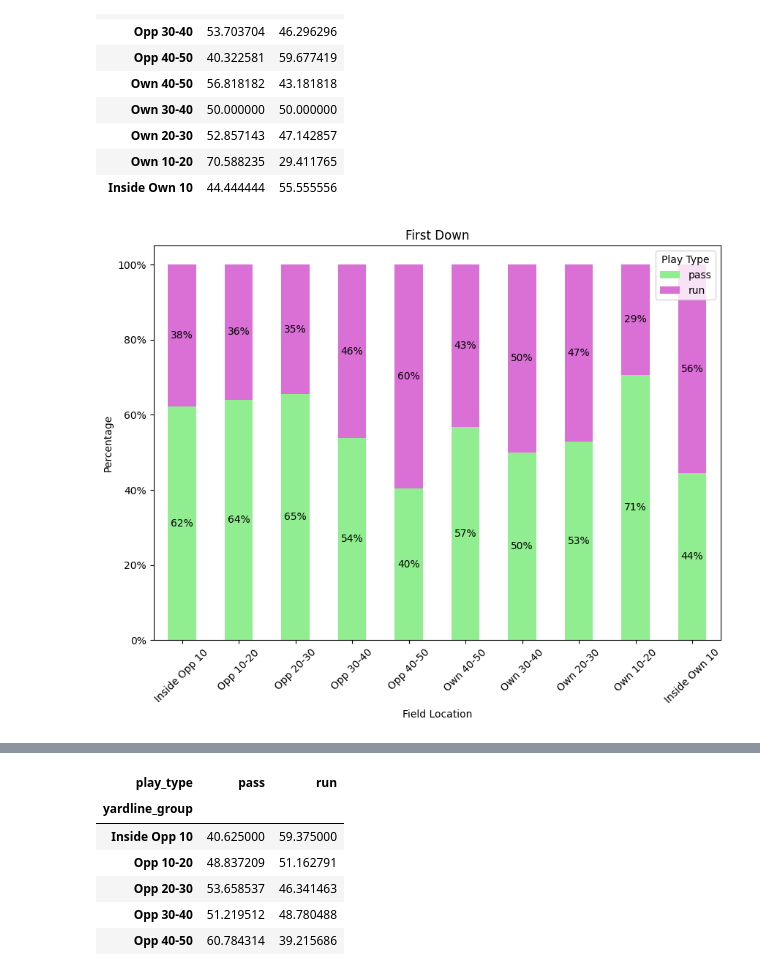
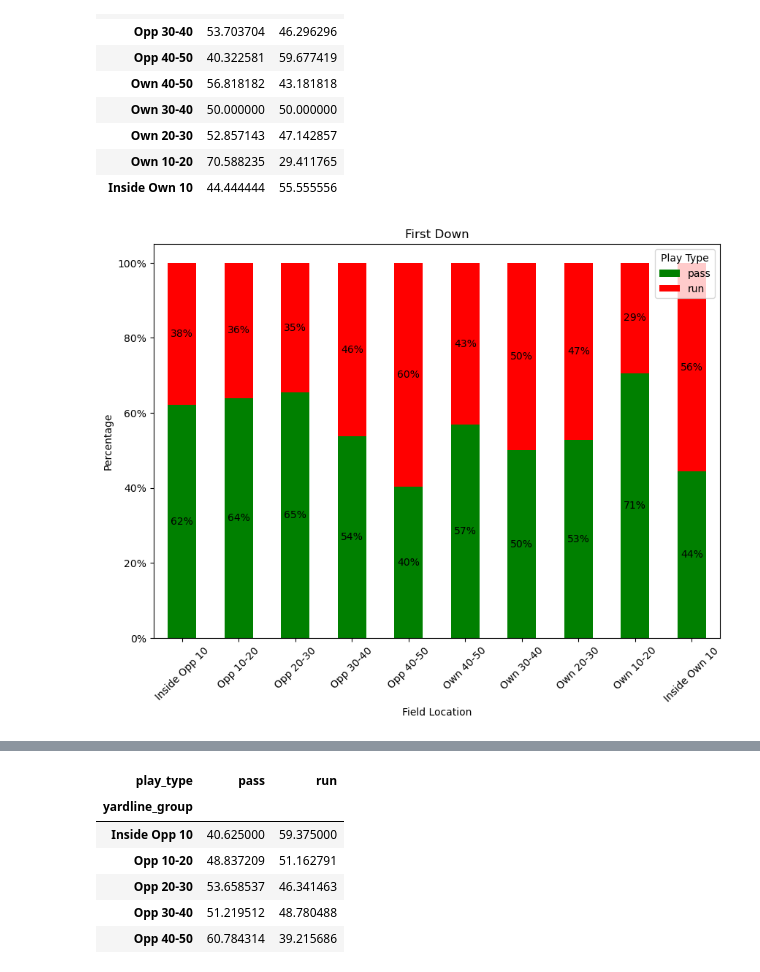
Before and after one commit to rollernathan/NFL_2024_Week_1, a Jupyter notebook: Project 3.ipynb, the cells around one changed output, grey strips where cells are left out. Cells and saved outputs as stored; diff of their text form; code cells hidden in the pictures.

```diff
--- a/Project 3.ipynb
+++ b/Project 3.ipynb
@@ -187,32 +185,32 @@ crosstab_first_normalized
 | Inside Own 10 | 44.444444 | 55.555556 |
 # %%
 # Define colors for the 'pass' and 'run' categories
-colors = {'pass': 'lightgreen', 'run': 'orchid'}
+colors = {'pass': 'green', 'run': 'red'}
 
 # Plot the stacked histogram using normalized data
 ct_first = crosstab_first_normalized.plot(kind='bar', stacked=True, figsize=(10, 7), color=[colors[col] for col in crosstab_first_normalized.columns])
 
 # Add titles and labels
 plt.title('First Down')
 plt.xlabel('Field Location')
 plt.ylabel('Percentage')
 plt.legend(title='Play Type')
 plt.xticks(rotation=45)  # Rotate x-axis labels for better readability
 
 # Format y-axis to include percentage symbol
 ct_first.yaxis.set_major_formatter(plt.FuncFormatter(lambda x, _: f'{x:.0f}%'))
 
 # Annotate the bars with the percentage values
 for container in ct_first.containers:
     ct_first.bar_label(container, fmt='%.0f%%', label_type='center')
 
 # Save the plot as an image
 plt.savefig('images/first_down_bc.png', format='png', dpi=300, bbox_inches='tight')
 
 # Show the plot
 plt.show()
 # %% [output]
-[figure, old version]
+[figure, new version]
 # %%
 # Filter only second down plays
 second_down = df_down_distance[df_down_distance['down'] == 2]
```
Also changed, not shown: parts of 20 cells of this notebook, 17 other files.
